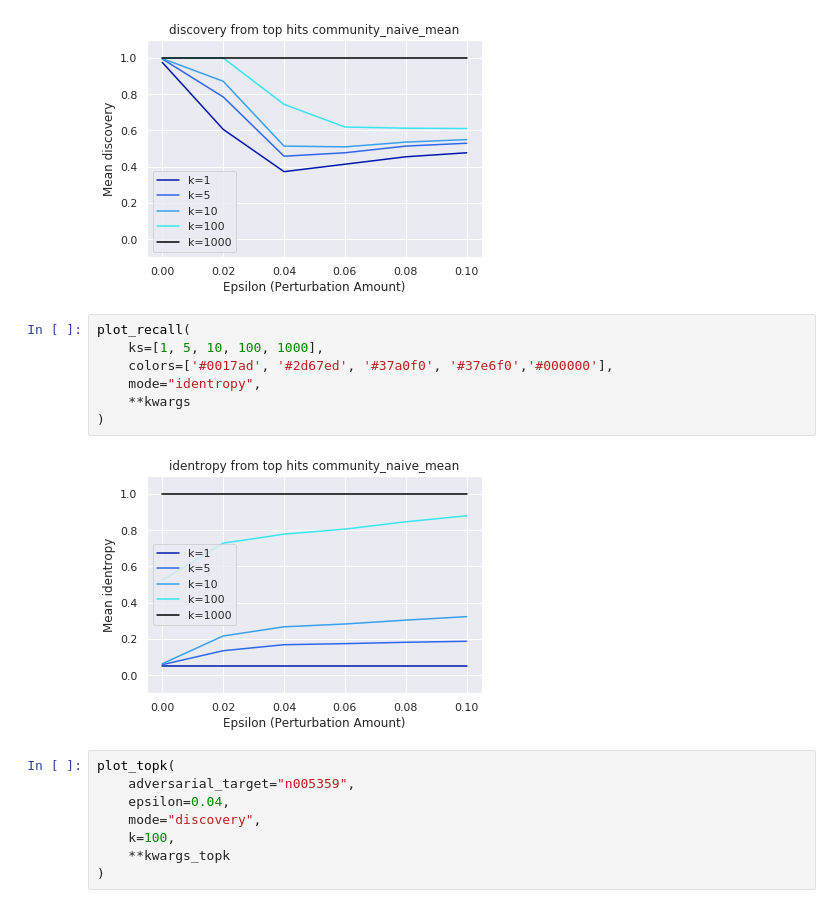
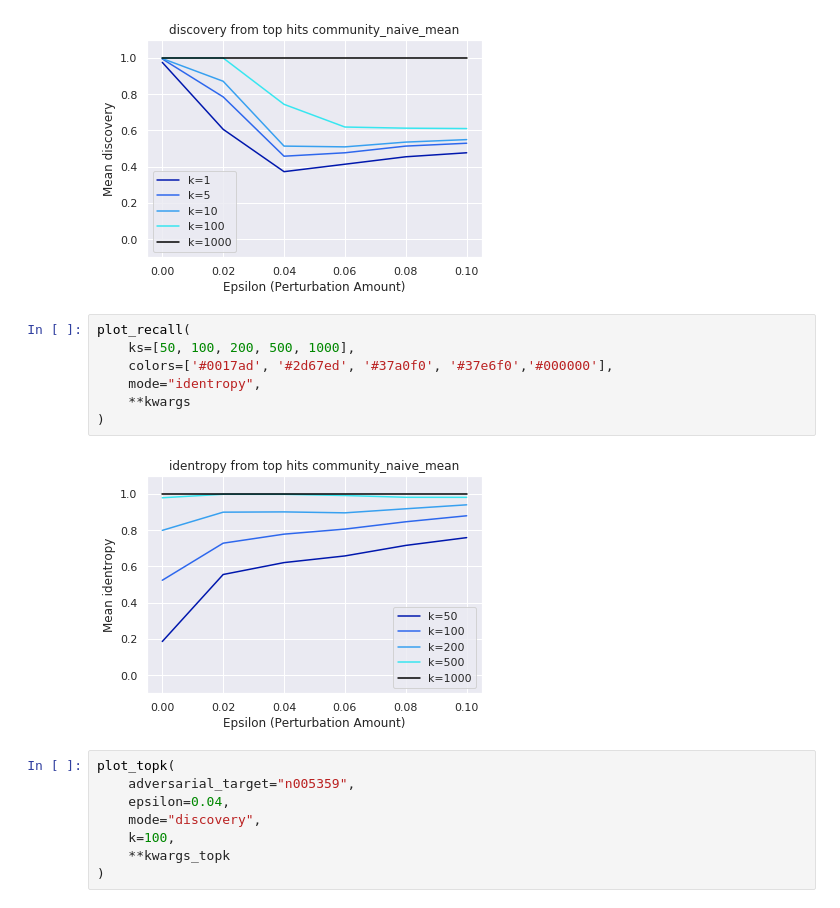
Before and after one commit to psturmfels/adversarial_faces, a Jupyter notebook: notebooks/recall_community_naive_mean.ipynb, the cells around one changed output. Saved outputs shown, nothing was run; the diff lists cells and outputs as text.

```diff
--- a/notebooks/recall_community_naive_mean.ipynb
+++ b/notebooks/recall_community_naive_mean.ipynb
@@ -46,13 +46,13 @@ plot_recall(
 [figure]
 # %%
 plot_recall(
-    ks=[1, 5, 10, 100, 1000],
+    ks=[50, 100, 200, 500, 1000],
     colors=['#0017ad', '#2d67ed', '#37a0f0', '#37e6f0','#000000'],
     mode="identropy",
     **kwargs
 )
 # %% [output]
-[figure, old version]
+[figure, new version]
 # %%
 plot_topk(
     adversarial_target="n005359",
```
Also changed, not shown: 2 other files.
